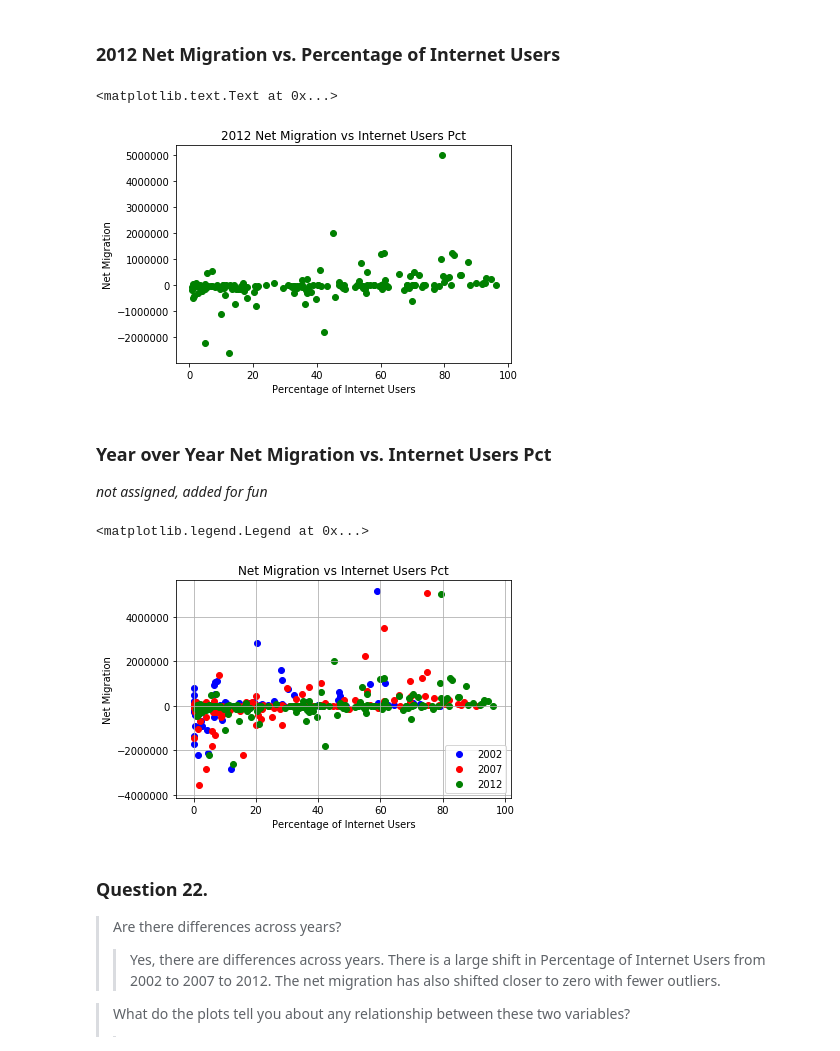
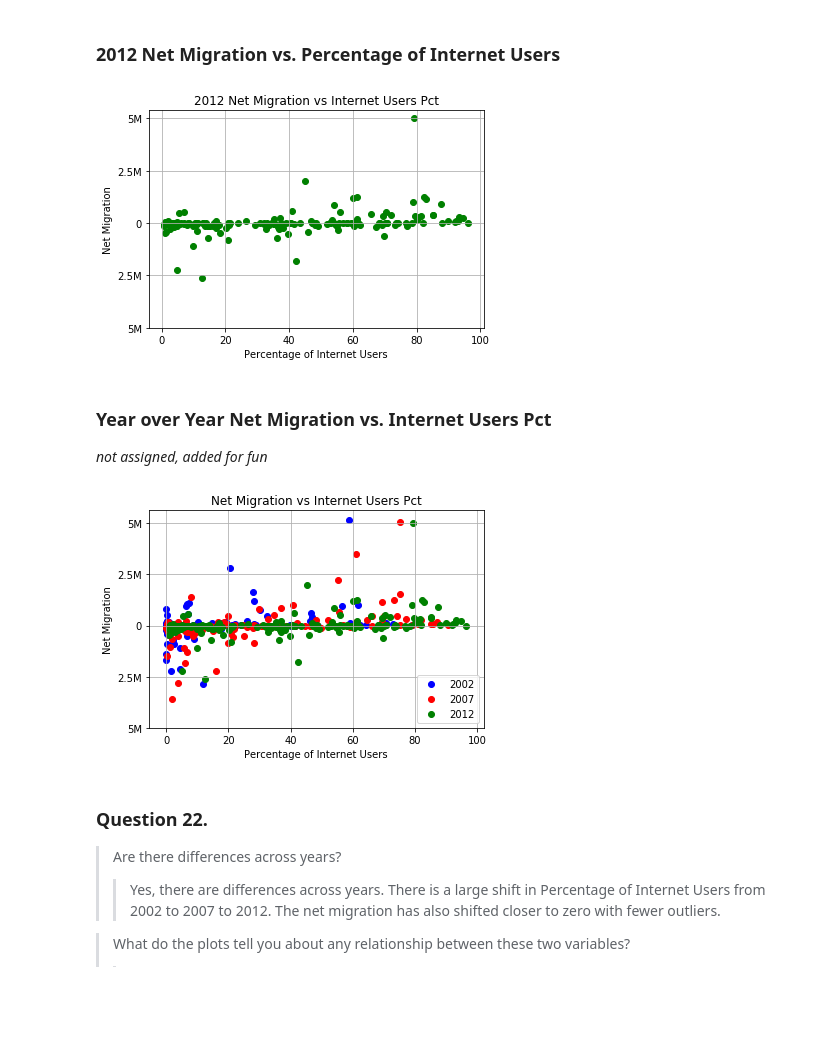
Before and after one commit to DataScienceBS/data-question-1-DataScienceBS, a Jupyter notebook: DS_Q1_attempt3.ipynb, the cells around one changed output. Drawn from its saved outputs; the diff is of its cells as text; code cells hidden in the pictures; blank space fills up the shorter version.

```diff
--- a/DS_Q1_attempt3.ipynb
+++ b/DS_Q1_attempt3.ipynb
@@ -257,11 +280,14 @@ plt.xlabel('Percentage of Internet Users')
 # %%
 plt.scatter(df_2012.Internet_Users_Pct,df_2012.Net_Migration, color = 'green')
 plt.title('2012 Net Migration vs Internet Users Pct')
 plt.ylabel('Net Migration')
 plt.xlabel('Percentage of Internet Users')
+plt.yticks([-5000000,-2500000,0,2500000,5000000],['5M','2.5M','0','2.5M','5M'])
+plt.xticks([0,20,40,60,80,100])
+plt.grid()
+plt.show()
 # %% [output]
-<matplotlib.text.Text at 0x...>
-[figure, old version]
+[figure, new version]
 # %% [markdown]
 ### Year over Year Net Migration vs. Internet Users Pct
 *not assigned, added for fun*
@@ -272,11 +298,13 @@ plt.scatter(df_2012.Internet_Users_Pct,df_2012.Net_Migration, color = 'green')
 plt.title('Net Migration vs Internet Users Pct')
 plt.ylabel('Net Migration')
 plt.xlabel('Percentage of Internet Users')
-plt.grid(True)
+plt.yticks([-5000000,-2500000,0,2500000,5000000],['5M','2.5M','0','2.5M','5M'])
+plt.xticks([0,20,40,60,80,100])
+plt.grid()
 plt.legend(('2002','2007','2012'),loc='lower right')
+plt.show()
 # %% [output]
-<matplotlib.legend.Legend at 0x...>
-[figure, old version]
+[figure, new version]
 # %% [markdown]
 ### Question 22.
 > Are there differences across years?
```
Also changed, not shown: parts of 24 cells of this notebook.
